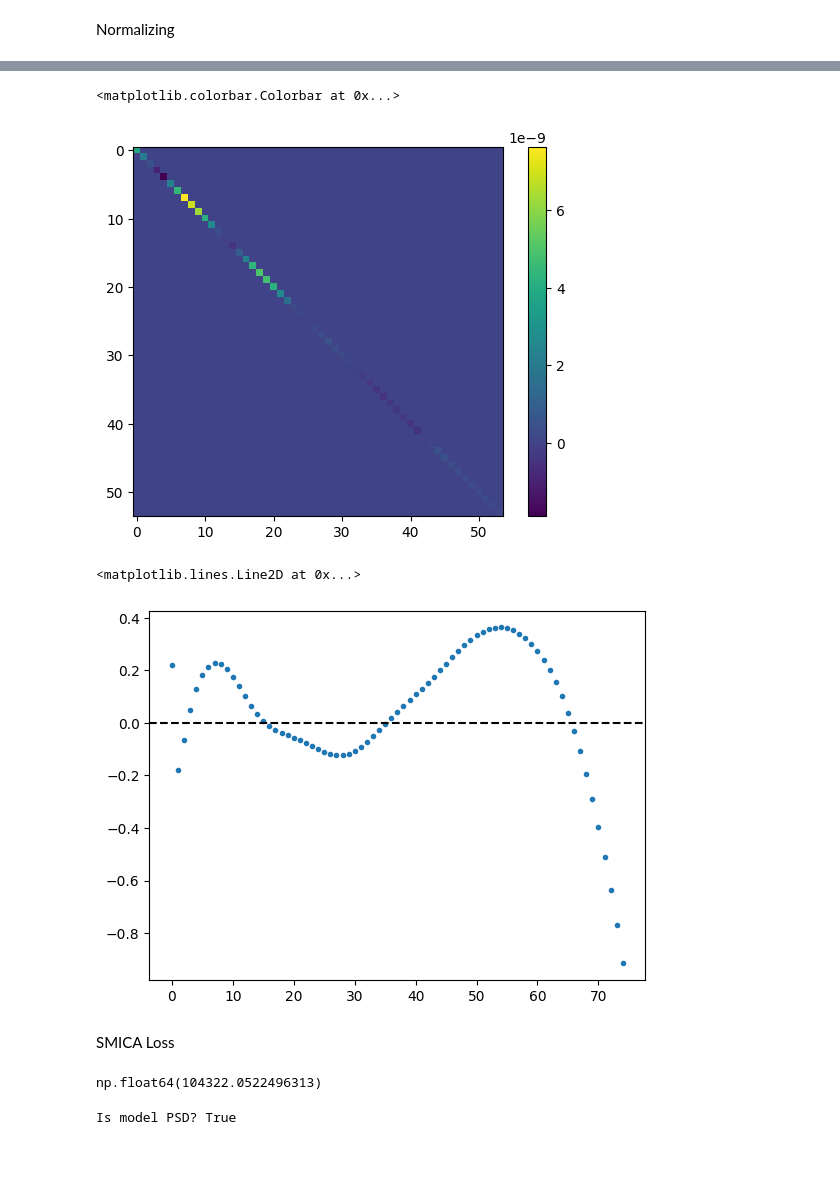
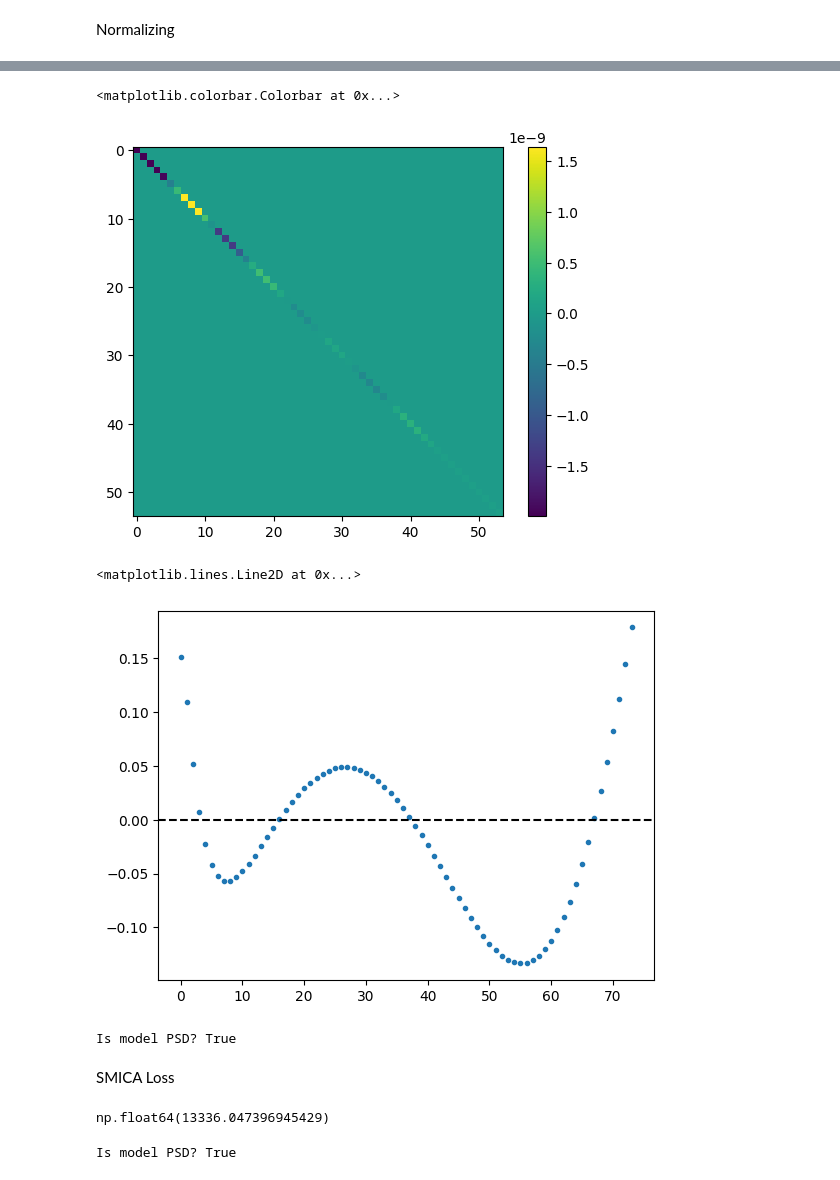
Before and after one commit to urwa99/MASS_Thesis, a Jupyter notebook: HI/SMICA_HI5.ipynb, the cells around one changed output, grey strips where cells are left out. Saved outputs shown, nothing was run; the diff lists cells and outputs as text; code cells hidden in the pictures.

```diff
--- a/HI/SMICA_HI5.ipynb
+++ b/HI/SMICA_HI5.ipynb
@@ -208 +235,6 @@ chat_binned_new.shape
+# %%
+C_fit_full = np.zeros((lmax+1, nfreqs, nfreqs))
+C_fit_full[2:, :, :] = C_fit  # insert your toy model starting at l=2
+
+leff, n_bins, C_fit_binned = bin_spectra(C_fit_full, 10, lmax=lmax)
 # %%
@@ -229,3 +264,6 @@ chat_diag=np.array([np.diag(chat_binned_new[i]) for i in range(nell)])/np.linalg
 # %% [markdown]
 Normalizing
+# %%
+nell=nbins
+log_ell = np.log10(leff)  # shape (nell,)
 # %%
@@ -302,17 +338,17 @@ f=50
 # %%
 a_new = a_opt1.reshape((P+1, Q+1))
-C_new = np.zeros((nell, nf))
+C_new = np.zeros((nell, nfreqs))
 for p in range(P + 1):
     for q in range(Q + 1):
-        C_new += (a_new[p, q]) * np.outer(log_l**p, Psi[q])
+        C_new += (a_new[p, q]) * np.outer(log_ell**p, Psi[q])
 
-C_mse = np.zeros((nell, nf, nf))
+C_mse = np.zeros((nell, nfreqs, nfreqs))
 for i in range(nell):
     np.fill_diagonal(C_mse[i], C_new[i])
 
 plt.plot( C_mse[2:,f,f], '.',label='Fitted')
-plt.plot( C_fit[:,f, f],label='model')
-# plt.plot(hi_binned[2:,f, f],label='data')
+plt.plot( C_fit_binned[2:,f, f],label='model')
+# plt.plot(hi_binned[:,f, f],label='data')
 
 # plt.yscale('log')
 plt.legend()
@@ -322,5 +358,6 @@ plt.legend()
 # %%
-plt.imshow(hi_d[75])
+l=45
+plt.imshow(C_fit_binned[l])
 plt.colorbar()
 # %% [output]
 <matplotlib.colorbar.Colorbar at 0x...>
@@ -328,15 +371,22 @@ plt.colorbar()
 # %%
-plt.imshow(hi_d[75]-C_mse[75])
+plt.imshow((C_fit_binned[l]-C_mse[l])) #/np.linalg.norm(C_fit_binned)
 plt.colorbar()
 # %% [output]
 <matplotlib.colorbar.Colorbar at 0x...>
-[figure, old version]
+[figure, new version]
 # %%
-plt.plot((C_mse[1:,20, 20]- hi_d[1:,20,20])/hi_d[1:,20,20], '.',label='error')
+plt.plot((C_mse[2:,20, 20]- C_fit_binned[2:,20,20])/C_fit_binned[2:,20,20], '.',label='error')
 plt.axhline(0, color='k', linestyle='--')
 # %% [output]
 <matplotlib.lines.Line2D at 0x...>
-[figure, old version]
+[figure, new version]
+# %%
+def is_psd(P, tol=0):
+    eigenvalues = np.linalg.eigvalsh(P)  # symmetric-optimized
+    return np.all(eigenvalues >= -tol)
+print("Is model PSD?", is_psd(chat_binned_new))
+# %% [output]
+Is model PSD? True
 # %% [markdown]
 SMICA Loss
 # %%
@@ -412,9 +463,9 @@ def jacobian(a):
 
     return grad.reshape(-1)
 # %%
-smica_loss(2*a_vec)
+smica_loss(a_vec)
 # %% [output]
-np.float64(104322.0522496313)
+np.float64(13336.047396945429)
 # %%
 def is_psd(P, tol=0):
     eigenvalues = np.linalg.eigvalsh(P)  # symmetric-optimized
```
Also changed, not shown: parts of 26 cells of this notebook.
